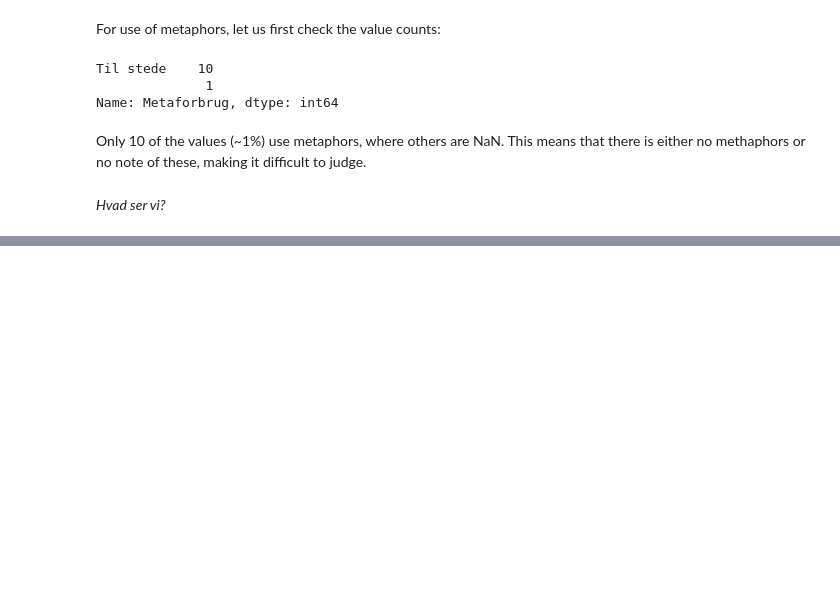
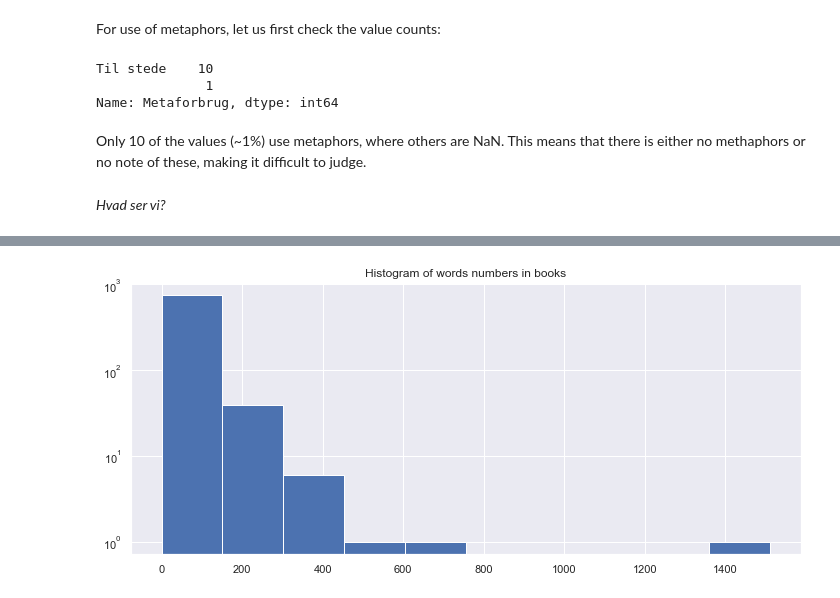
Before and after one commit to StefPetro/ATEL_speciale, a Jupyter notebook: exploratory.ipynb, the cells around one changed output, grey strips where cells are left out. Saved outputs shown, nothing was run; the diff lists cells and outputs as text; code cells hidden in the pictures; blank space fills up the shorter version.

```diff
--- a/exploratory.ipynb
+++ b/exploratory.ipynb
@@ -319,0 +353,9 @@ Only 10 of the values (~1%) use metaphors, where others are NaN. This means that
+# %%
+plt.figure(figsize=(12,5))
+num_all_words = [book.num_words for book in book_col]
+plt.hist(num_all_words)
+plt.yscale('log')
+plt.title('Histogram of words numbers in books')
+plt.show()
+# %% [output]
+[figure, added]
```
Also changed, not shown: parts of 9 cells of this notebook.
